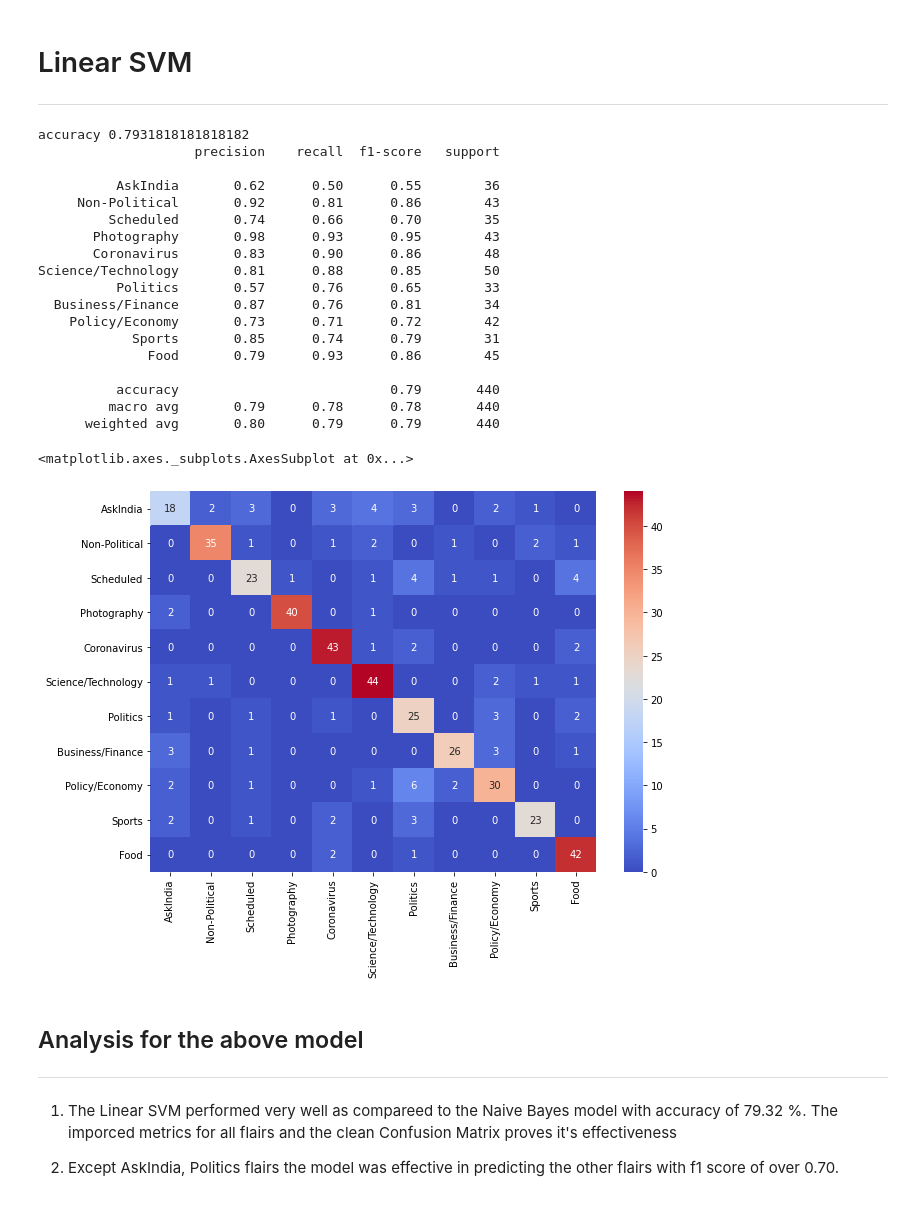
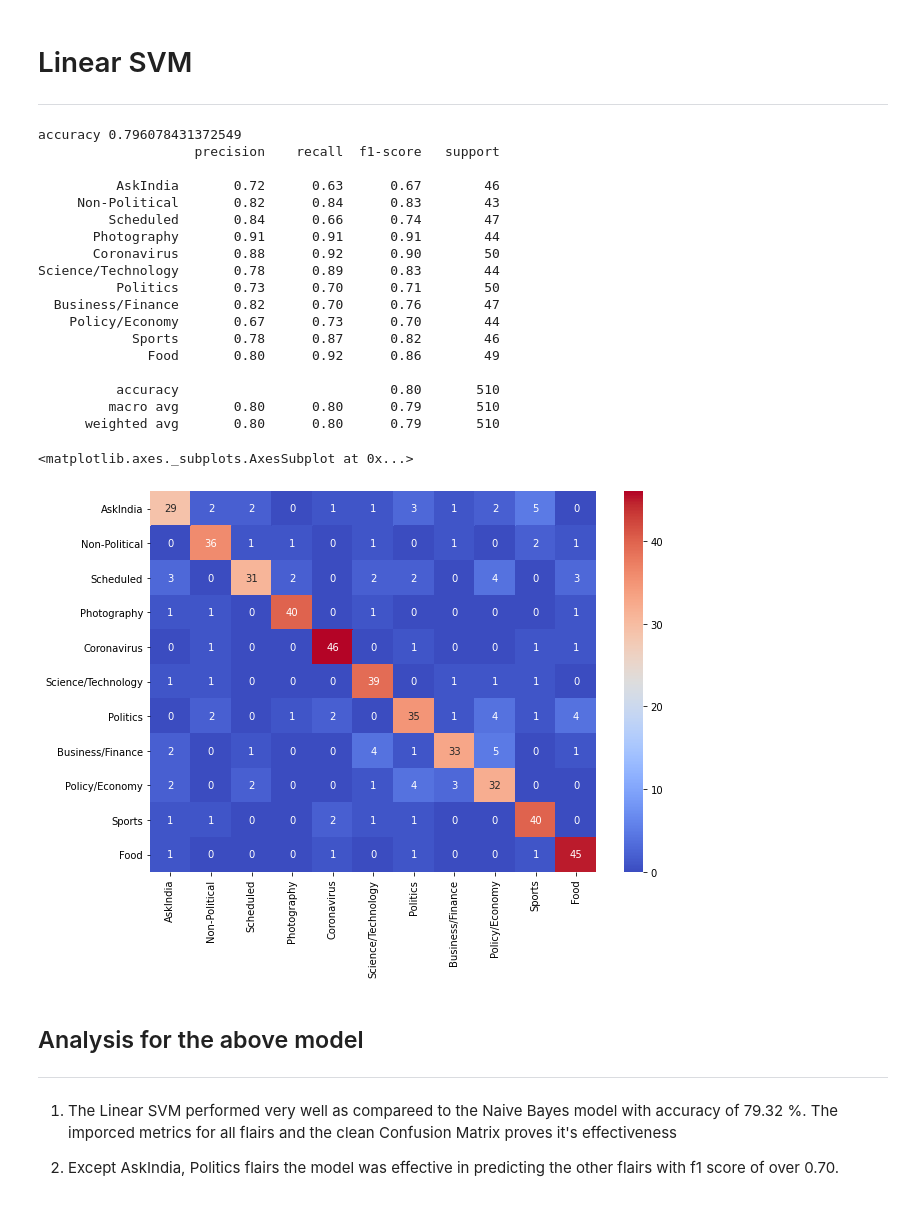
Before and after one commit to anuj2110/REDDIT-FLAIR-DETECTION, a Jupyter notebook: Notebooks/Part 3 Machine Learning.ipynb, the cells around one changed output. Drawn from its saved outputs; the diff is of its cells as text; code cells hidden in the pictures.

Commit message:
Changed the strategy for data collection,analysis

```diff
--- a/Notebooks/Part 3 Machine Learning.ipynb
+++ b/Notebooks/Part 3 Machine Learning.ipynb
@@ -19,5 +20,5 @@ from sklearn.tree import plot_tree
 import joblib
 # %%
-df = pd.read_csv("preprocessed_data.csv")
+df = pd.read_csv("../preprocessed_data.csv")
 df.head()
 # %% [output]
@@ -39,9 +40,9 @@ print(flairs)
 # %% [markdown]
 Preprocessing the text data for input to models. Count Vectorizer is used to make a matrix of token counts. Then Tf-idf transformer is used to get the relevance of each word in the text. But sklearn comes with tfidfVectorizer which do both the steps so will be using this. Moreover it will be easy to store and later use it in the web app
 # %%
-tfidfVectorizer = TfidfVectorizer(max_features =3000)
+tfidfVectorizer = TfidfVectorizer(max_features =6000)
 X = tfidfVectorizer.fit_transform(features).toarray()
-X_train, X_test , y_train, y_test = train_test_split(X, labels , test_size = 0.20)
+X_train, X_test , y_train, y_test = train_test_split(X, labels , test_size = 0.20,random_state=42,stratify=labels)
 # %% [markdown]
 # Multinomial Naive Bayes
 ----
@@ -98,41 +99,49 @@ Science/Technology       0.74      0.78      0.76        50
 # Linear SVM
 ---
 # %%
-svm = SGDClassifier(loss='hinge', penalty='l2',alpha=1e-3, random_state=42, max_iter=100, tol=None)
-svm.fit(X_train, y_train)
+param_grid = {'C': [0.1, 1, 10, 100, 1000],
+              'gamma': [1, 0.1, 0.01, 0.001, 0.0001],
+              'kernel': ['rbf']}
+svc = SVC()
+svc_cv = GridSearchCV(svc, param_grid, verbose = 1,n_jobs=8,refit=True)
+
+svc_cv.fit(X_train, y_train)
 
 
 from sklearn.metrics import classification_report
-y_pred = svm.predict(X_test)
+y_pred = svc_cv.best_estimator_.predict(X_test)
 
 print('accuracy %s' % accuracy_score(y_pred, y_test))
 print(classification_report(y_test, y_pred,target_names=flairs))
 cm = confusion_matrix(y_test,y_pred)
 df_cm = pd.DataFrame(cm, index = [i for i in flairs],
                   columns = [i for i in flairs])
 plt.figure(figsize = (10,7))
 sns.heatmap(df_cm, annot=True,cmap='coolwarm')
+
+print("Tuned SVC Parameters: {}".format(svc_cv.best_params_))
+print("Best score is {}".format(svc_cv.best_score_))
 # %% [output]
-accuracy 0.7931818181818182
+accuracy 0.796078431372549
                     precision    recall  f1-score   support
 
-          AskIndia       0.62      0.50      0.55        36
-     Non-Political       0.92      0.81      0.86        43
-         Scheduled       0.74      0.66      0.70        35
-       Photography       0.98      0.93      0.95        43
-       Coronavirus       0.83      0.90      0.86        48
-Science/Technology       0.81      0.88      0.85        50
-          Politics       0.57      0.76      0.65        33
-  Business/Finance       0.87      0.76      0.81        34
-    Policy/Economy       0.73      0.71      0.72        42
-            Sports       0.85      0.74      0.79        31
-              Food       0.79      0.93      0.86        45
+          AskIndia       0.72      0.63      0.67        46
+     Non-Political       0.82      0.84      0.83        43
+         Scheduled       0.84      0.66      0.74        47
+       Photography       0.91      0.91      0.91        44
+       Coronavirus       0.88      0.92      0.90        50
+Science/Technology       0.78      0.89      0.83        44
+          Politics       0.73      0.70      0.71        50
+  Business/Finance       0.82      0.70      0.76        47
+    Policy/Economy       0.67      0.73      0.70        44
+            Sports       0.78      0.87      0.82        46
+              Food       0.80      0.92      0.86        49
 
-          accuracy                           0.79       440
-         macro avg       0.79      0.78      0.78       440
-      weighted avg       0.80      0.79      0.79       440
+          accuracy                           0.80       510
+         macro avg       0.80      0.80      0.79       510
+      weighted avg       0.80      0.80      0.79       510
 <matplotlib.axes._subplots.AxesSubplot at 0x...>
-[figure, old version]
+[figure, new version]
 # %% [markdown]
 ## Analysis for the above model
 ---
```
Also changed, not shown: parts of 9 cells of this notebook, 11 other files.
